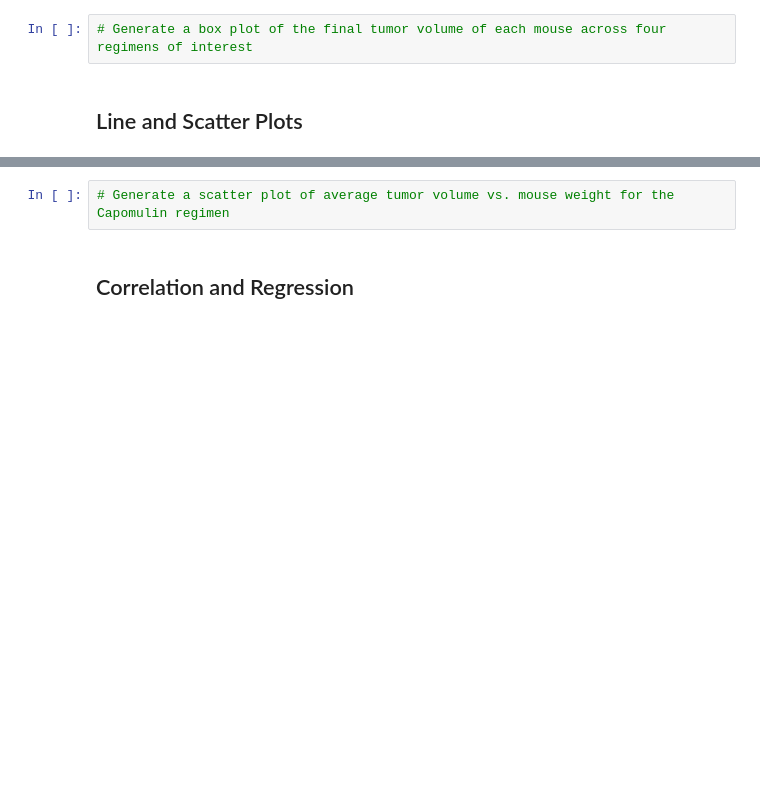
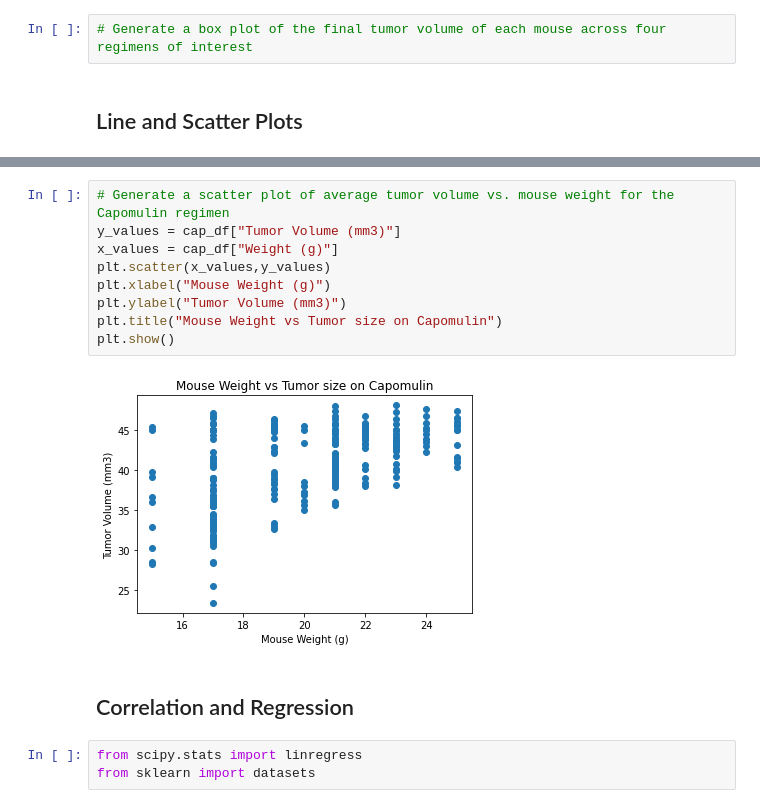
Before and after one commit to PatttyCakess/matplotlib_challenge, a Jupyter notebook: pymaceuticals_starter.ipynb, the cells around one changed output, grey strips where cells are left out. Drawn from its saved outputs; the diff is of its cells as text; blank space fills up the shorter version.

```diff
--- a/pymaceuticals_starter.ipynb
+++ b/pymaceuticals_starter.ipynb
@@ -189,7 +242,19 @@ plt.legend(["Female","Male"], loc = "best")
 # %%
 # Generate a scatter plot of average tumor volume vs. mouse weight for the Capomulin regimen
+y_values = cap_df["Tumor Volume (mm3)"]
+x_values = cap_df["Weight (g)"]
+plt.scatter(x_values,y_values)
+plt.xlabel("Mouse Weight (g)")
+plt.ylabel("Tumor Volume (mm3)")
+plt.title("Mouse Weight vs Tumor size on Capomulin")
+plt.show()
+# %% [output]
+[figure, added]
 # %% [markdown]
 ## Correlation and Regression
+# %%
+from scipy.stats import linregress
+from sklearn import datasets
 # %%
 # Calculate the correlation coefficient and linear regression model
 # for mouse weight and average tumor volume for the Capomulin regimen
```
Also changed, not shown: parts of 8 cells of this notebook.
